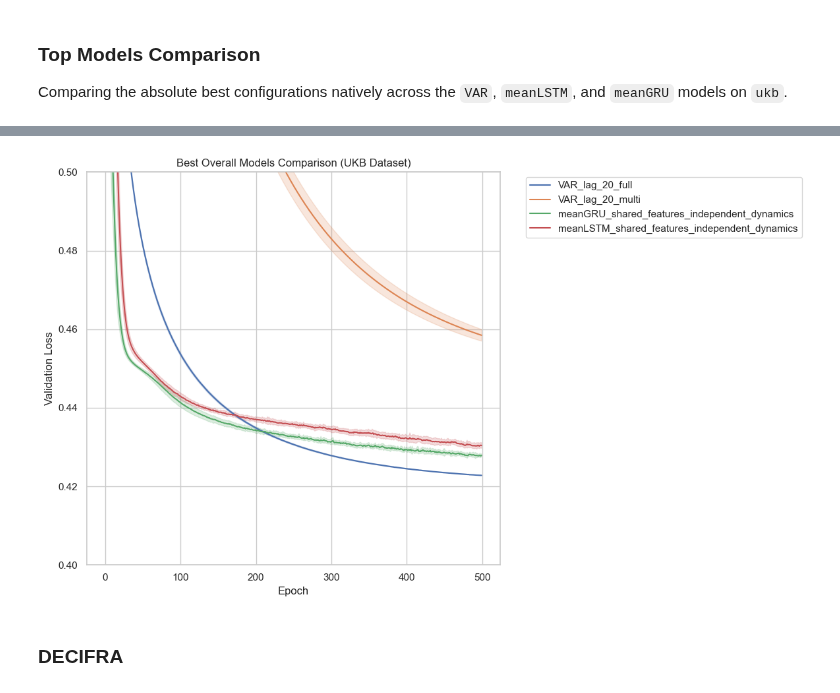
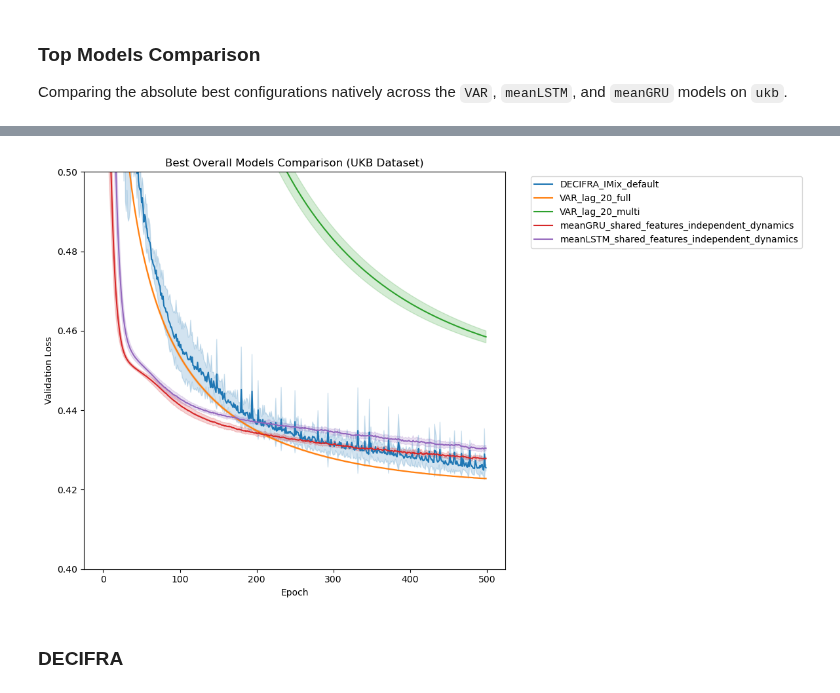
Before and after one commit to neuroneural/DECIFRA, a Jupyter notebook: scripts/002_GRU_analysis.ipynb, the cells around one changed output, grey strips where cells are left out. Saved outputs shown, nothing was run; the diff lists cells and outputs as text; code cells hidden in the pictures.

```diff
--- a/scripts/002_GRU_analysis.ipynb
+++ b/scripts/002_GRU_analysis.ipynb
@@ -456,32 +472,33 @@ Comparing the absolute best configurations natively across the `VAR`, `meanLSTM`
 # %%
 # Define the absolute best configs found to compare on UKB
 best_configs = [
     "VAR_lag_20_full",
     "VAR_lag_20_multi",
     "meanLSTM_shared_features_independent_dynamics",
-    "meanGRU_shared_features_independent_dynamics"
+    "meanGRU_shared_features_independent_dynamics",
+    "DECIFRA_IMix_default"
 ]
 
 # Filter the dataset for these exact configurations
 plot_df = full_df[
     (full_df["dataset"] == "ukb") &
     (full_df["experiment"].isin(best_configs))
 ]
 
 if not plot_df.empty:
     fig, ax = plt.subplots(figsize=(12, 7))
     sns.lineplot(data=plot_df, x="epoch", y="val_loss", hue="experiment", errorbar="sd")
     plt.title("Best Overall Models Comparison (UKB Dataset)")
     plt.ylabel("Validation Loss")
     plt.xlabel("Epoch")
     ax.set_ylim(0.4, 0.5)
     plt.legend(bbox_to_anchor=(1.05, 1), loc="upper left")
     plt.tight_layout()
     plt.show()
 else:
     print("No exact string matches found for the best_configs array!")
 # %% [output]
-[figure, old version]
+[figure, new version]
 # %% [markdown]
 ### DECIFRA
 # %%
```
Also changed, not shown: parts of 1 cell of this notebook, 9 other files.
